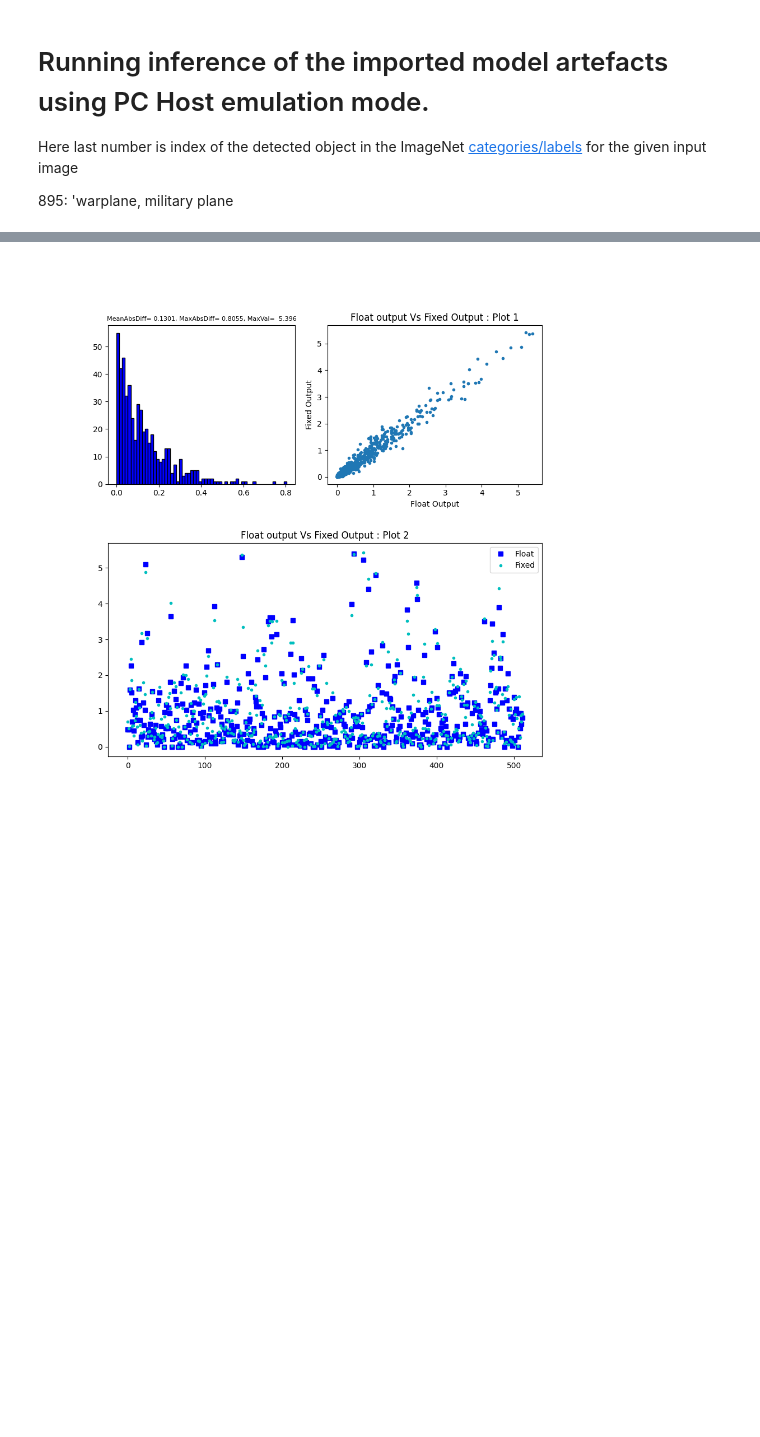
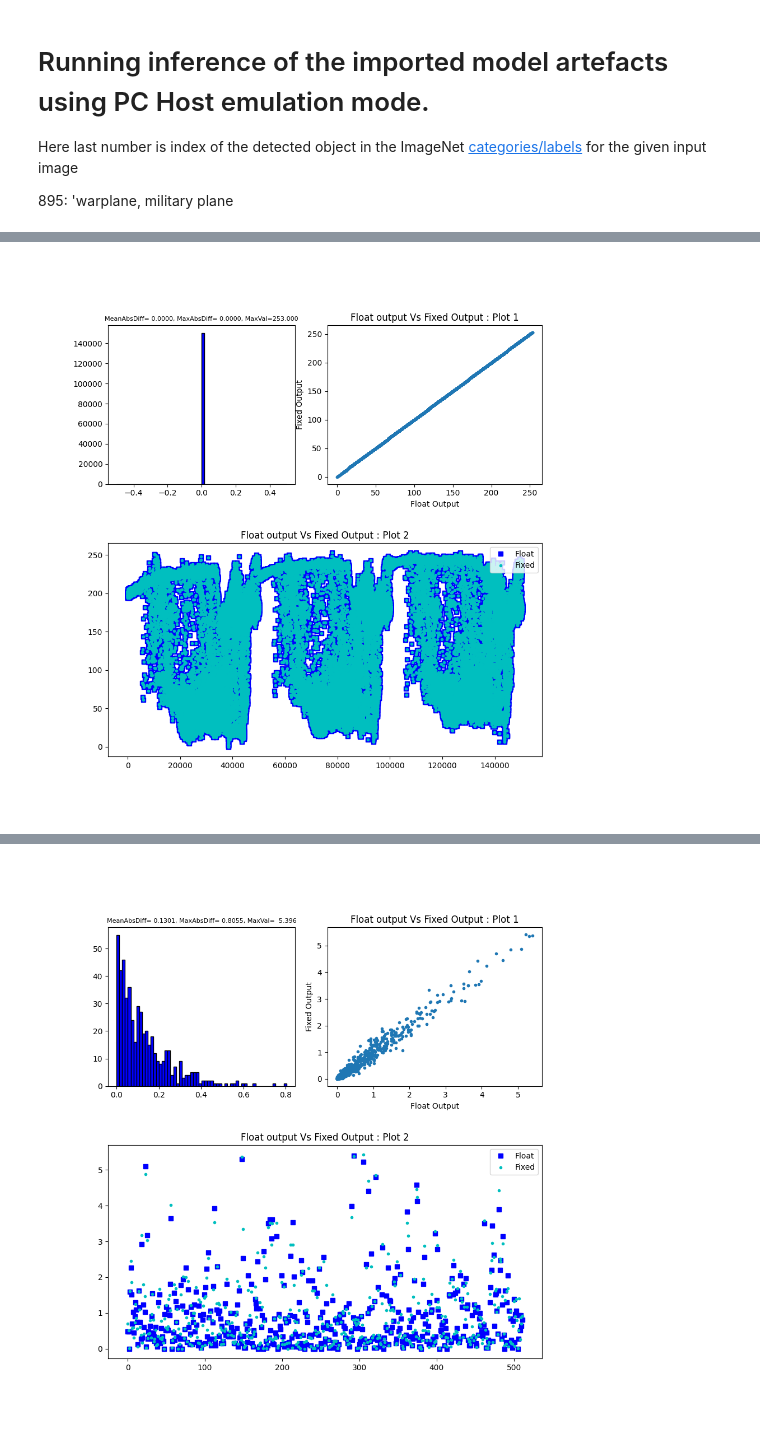
Before and after one commit to kumardesappan/colab-notebooks, a Jupyter notebook: tidlrt_tensor_debug.ipynb, the cells around one changed output, grey strips where cells are left out. Cells and saved outputs as stored; diff of their text form; code cells hidden in the pictures; blank space fills up the shorter version.

```diff
--- a/tidlrt_tensor_debug.ipynb
+++ b/tidlrt_tensor_debug.ipynb
@@ -197,3 +197,9 @@ def compare_tensor_files(file_path_float, file_path_fixed, plot_name):
   plt.savefig(plot_name)
   plt.clf()
   plt.close(fig)
+# %%
+imageName="dataid_0.png"
+compare_tensor_files("/content/trace_float/config_0000_00001_00003_00224x00224_float.bin","/content/trace/config_0000_00001_00003_00224x00224_float.bin", imageName)
+display(Image(filename=imageName))
+# %% [output]
+[figure, added]
```
Also changed, not shown: parts of 6 cells of this notebook.
